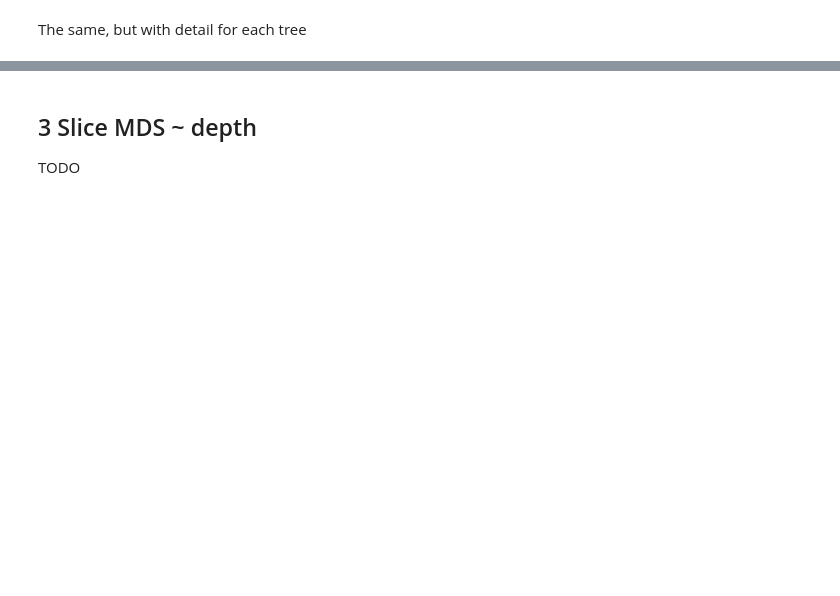
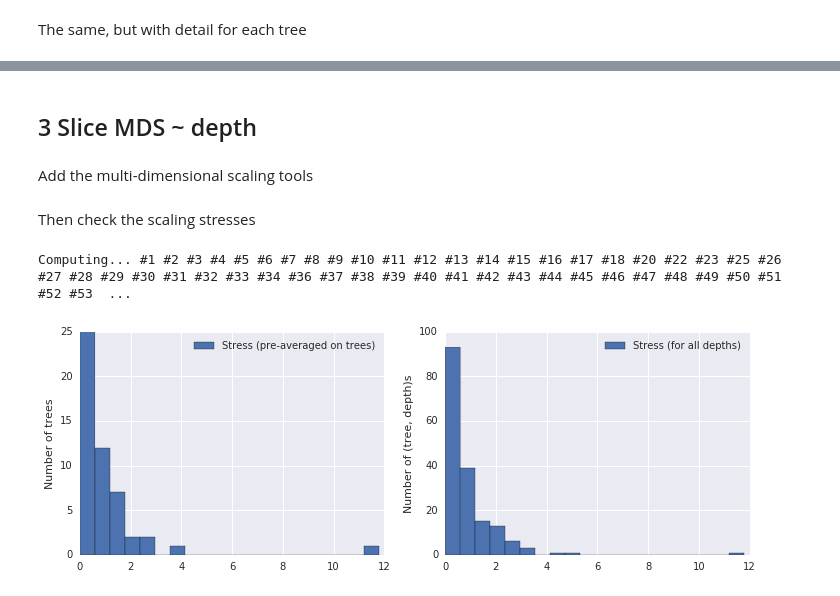
Before and after one commit to interpretation-experiment/analysis, a Jupyter notebook: notebooks/variability.ipynb, the cells around one changed output, grey strips where cells are left out. Cells and saved outputs as stored; diff of their text form; code cells hidden in the pictures; blank space fills up the shorter version.

```diff
--- a/notebooks/variability.ipynb
+++ b/notebooks/variability.ipynb
@@ -134,4 +141,4 @@ if SAVE_FIGURES:
 # %% [markdown]
 ## 3 Slice MDS ~ depth
-
-TODO
+# %% [markdown]
+Add the multi-dimensional scaling tools
@@ -137,0 +196,25 @@ TODO
+# %% [markdown]
+Then check the scaling stresses
+# %%
+# Compute scalings
+trees = Tree.objects.experiment.all()
+stresses = []
+print
+print('Computing...', end='')
+for i, tree in enumerate(trees):
+    print(' #{}'.format(tree.id), end='')
+    stresses.append(tree.scalings()[1])
+tree_stresses = np.array([s.mean() for s in stresses])
+flat_stresses = np.concatenate(stresses)
+
+# Plot stresses
+fig, axes = plt.subplots(1, 2, figsize=(12, 4), sharex=True)
+bins = axes[0].hist(tree_stresses, 20, label='Stress (pre-averaged on trees)')[1]
+axes[0].set_ylabel('Number of trees')
+axes[0].legend(loc='best')
+axes[1].hist(flat_stresses, bins=bins, label='Stress (for all depths)')
+axes[1].set_ylabel('Number of (tree, depth)s')
+axes[1].legend(loc='best');
+# %% [output]
+Computing... #1 #2 #3 #4 #5 #6 #7 #8 #9 #10 #11 #12 #13 #14 #15 #16 #17 #18 #20 #22 #23 #25 #26 #27 #28 #29 #30 #31 #32 #33 #34 #36 #37 #38 #39 #40 #41 #42 #43 #44 #45 #46 #47 #48 #49 #50 #51 #52 #53  ...
+[figure, added]
```
Also changed, not shown: parts of 9 cells of this notebook.
